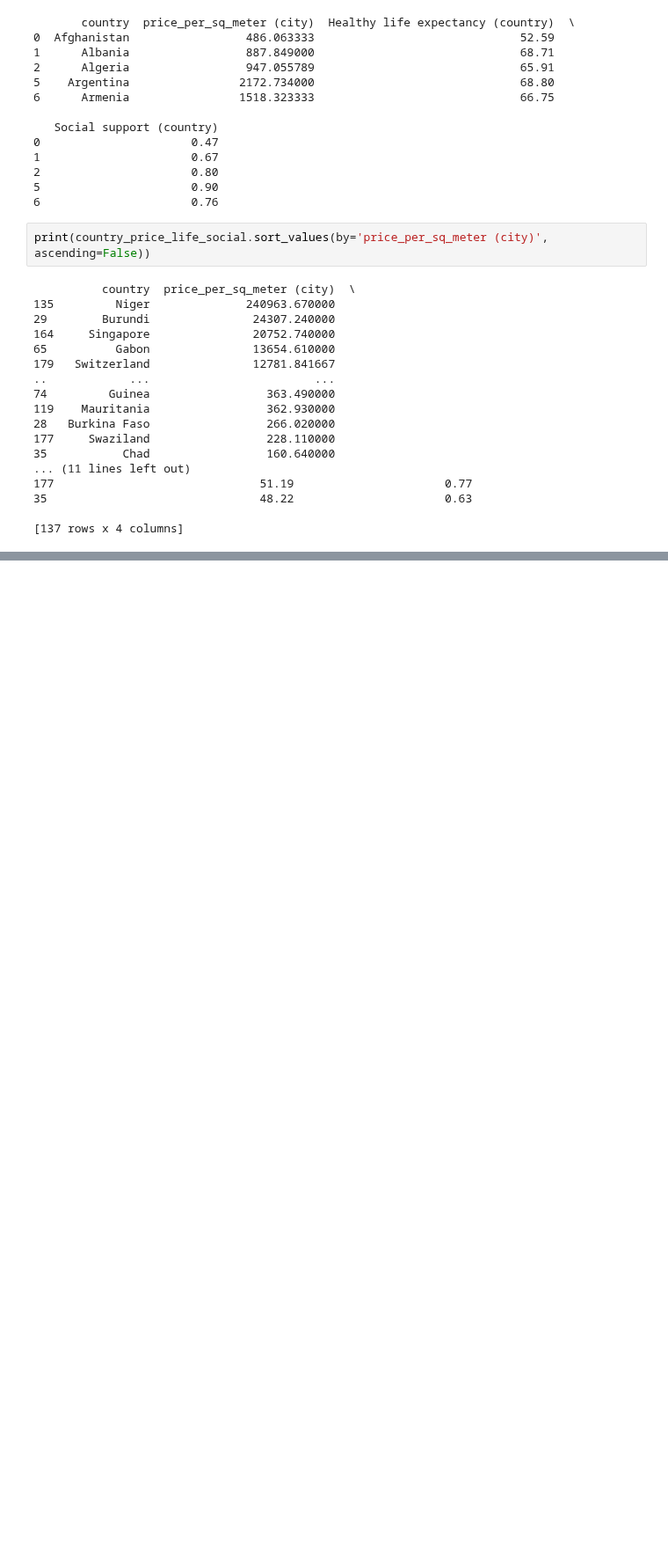
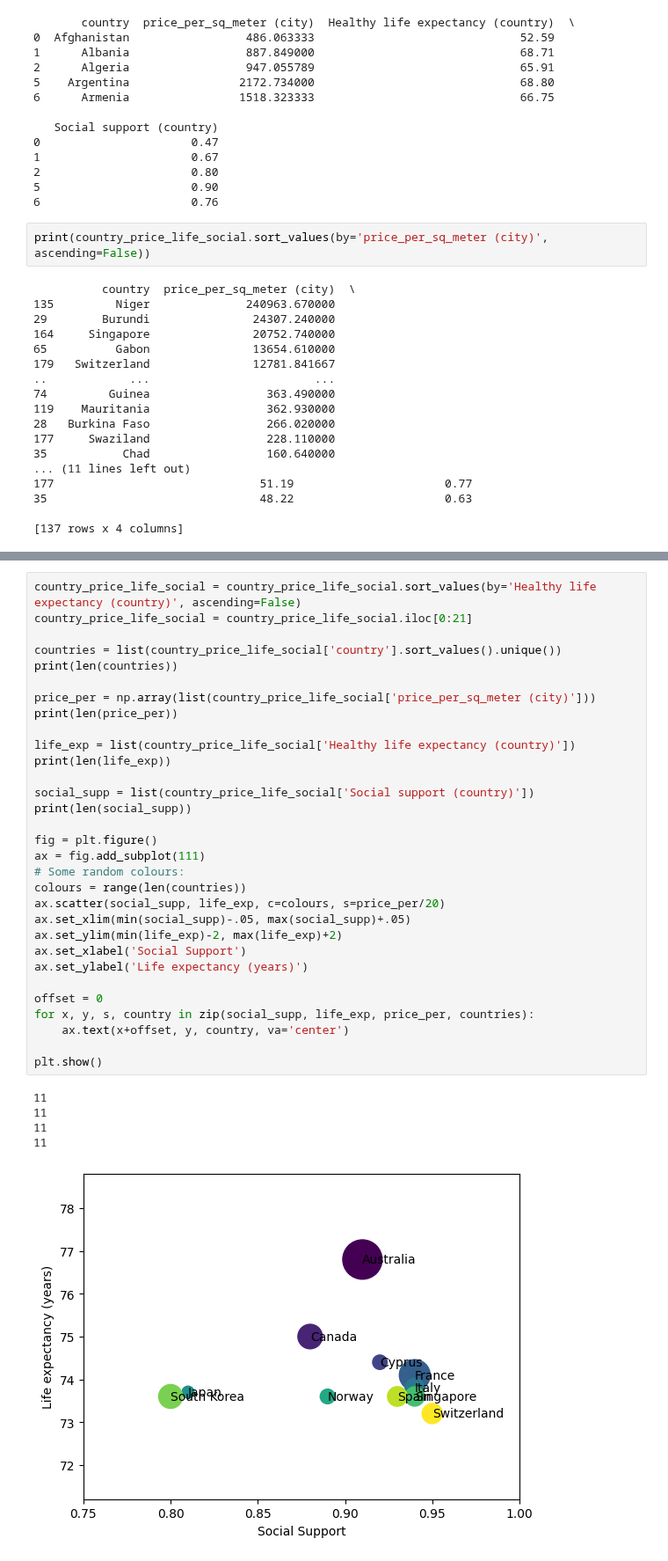
Before and after one commit to apsocarras/team-week, a Jupyter notebook: rg_scatter.ipynb, the cells around one changed output, grey strips where cells are left out. Shown at 88% size. Saved outputs shown, nothing was run; the diff lists cells and outputs as text; blank space fills up the shorter version.

Commit message:
Add top 10 life exp scatter plot for price per sq meter

```diff
--- a/rg_scatter.ipynb
+++ b/rg_scatter.ipynb
@@ -93,0 +114,37 @@ plt.show()
+# %%
+country_price_life_social = country_price_life_social.sort_values(by='Healthy life expectancy (country)', ascending=False)
+country_price_life_social = country_price_life_social.iloc[0:21]
+
+countries = list(country_price_life_social['country'].sort_values().unique())
+print(len(countries))
+
+price_per = np.array(list(country_price_life_social['price_per_sq_meter (city)']))
+print(len(price_per))
+
+life_exp = list(country_price_life_social['Healthy life expectancy (country)'])
+print(len(life_exp))
+
+social_supp = list(country_price_life_social['Social support (country)'])
+print(len(social_supp))
+
+fig = plt.figure()
+ax = fig.add_subplot(111)
+# Some random colours:
+colours = range(len(countries))
+ax.scatter(social_supp, life_exp, c=colours, s=price_per/20)
+ax.set_xlim(min(social_supp)-.05, max(social_supp)+.05)
+ax.set_ylim(min(life_exp)-2, max(life_exp)+2)
+ax.set_xlabel('Social Support')
+ax.set_ylabel('Life expectancy (years)')
+
+offset = 0
+for x, y, s, country in zip(social_supp, life_exp, price_per, countries):
+    ax.text(x+offset, y, country, va='center')
+
+plt.show()
+# %% [output]
+11
+11
+11
+11
+[figure, added]
```
Also changed, not shown: parts of 2 cells of this notebook, 2 other files.
